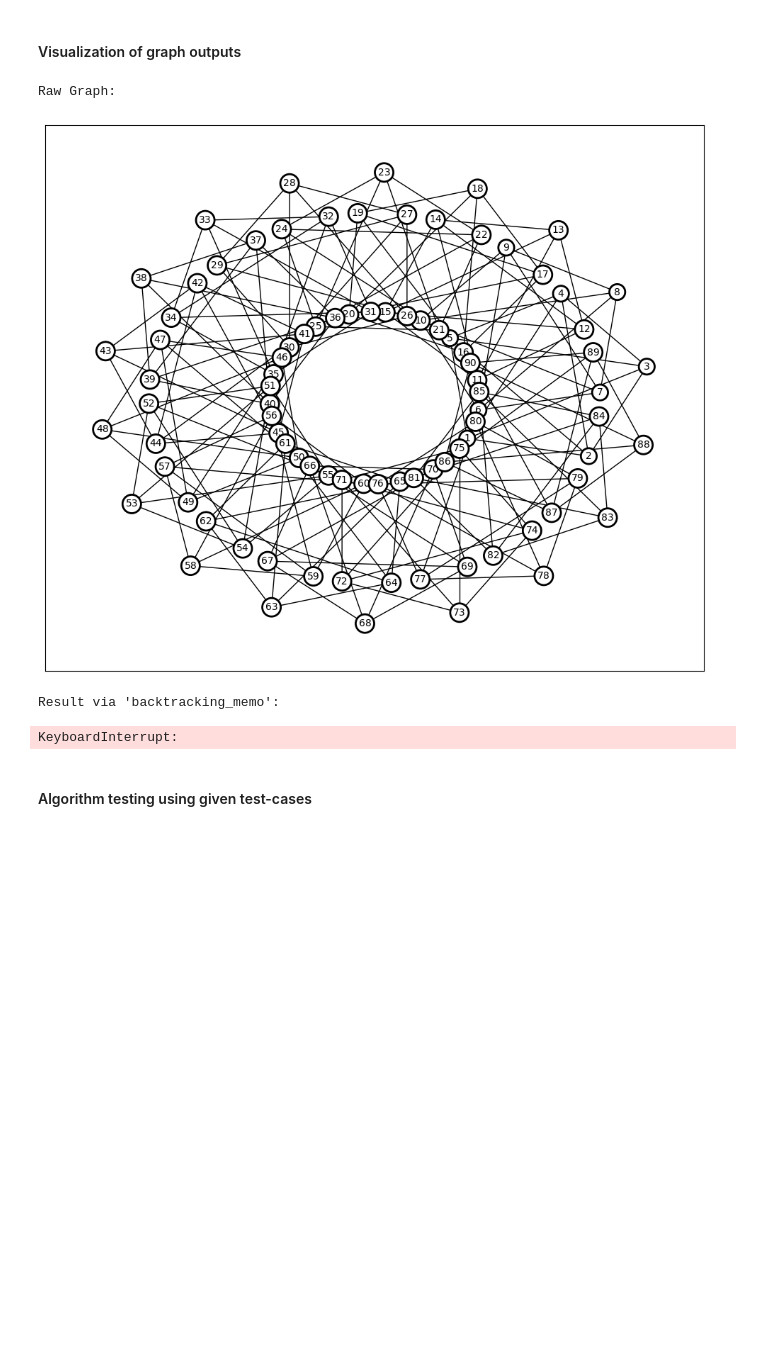
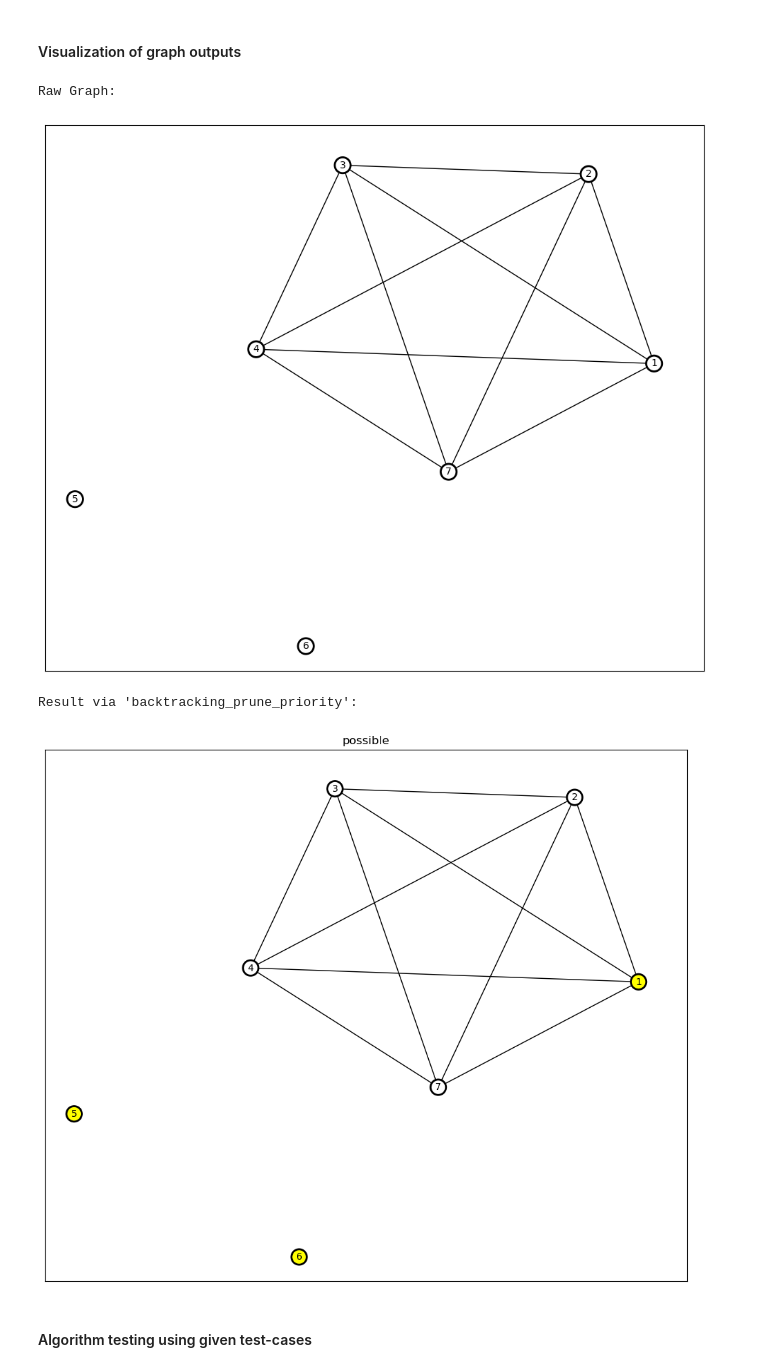
Before and after one commit to mikolajhilgert/jads-alg-project, a Jupyter notebook: DSA.ipynb, the cells around one changed output. Cells and saved outputs as stored; diff of their text form; code cells hidden in the pictures; blank space fills up the shorter version.

Commit message:
move from adj matrix to adj lists

```diff
--- a/DSA.ipynb
+++ b/DSA.ipynb
@@ -11,10 +11,10 @@ import matplotlib.pyplot as plt
 import itertools
 
 class Graph:
-    """ Graph is composed of Adjacency matrix and the target number of bins.
+    """ Graph is composed of Adjacency lists and the target number of bins.
     Two bins should not be placed adjacent to each other."""
 
-    __slots__ = ["n", "m", "k", "adjacency_matrix", "degrees", "neighbors"]
+    __slots__ = ["n", "m", "k", "adjacency_list"]
 
     def __init__(self, n, m, k) -> None:
         '''Initialise empty graph
@@ -26,10 +26,7 @@ class Graph:
         self.n = n
         self.m = m
         self.k = k
-        self.adjacency_matrix = [[False] * n for _ in range(n)]
-        self.neighbors = {}
-        self.degrees = {}
-
+        self.adjacency_list = {i: set() for i in range(n)}
 
     @classmethod
     def from_file(cls, file_path) -> None:
@@ -49,20 +46,16 @@ class Graph:
                 u, v = map(int, edge.split())
                 graph.add_edge(u-1, v-1)
 
-            # dict of every vertex and a set of its neighbors
-            graph.neighbors = {x : {y for y in range(n) if graph.adjacency_matrix[x][y] == 1} for x in range(n)}
-            # compute the degree of every vertex in the graph
-            graph.degrees = {x : len(graph.neighbors[x]) for x in range(n)}
         return graph
 
     def add_edge(self, u, v) -> None:
-        '''Adds an edge between vertex u and vertex v on the adjacency matrix
+        '''Adds an edge between vertex u and vertex v on the adjacency list
 
         :param int u: Vertex 1 index
         :param int v: Vertex 2 index
         '''
-        self.adjacency_matrix[u][v] = True
-        self.adjacency_matrix[v][u] = True
+        self.adjacency_list[u].add(v)
+        self.adjacency_list[v].add(u)
 
 
     def draw_graph(self, nodes_to_highlight = None) -> None:
@@ -70,9 +63,19 @@ class Graph:
 
         :param list nodes_to_highlight: List that represents nodes in independent set
         '''
+        def adjacency_list_to_matrix(adjacency_list):
+            adjacency_matrix = [[False] * self.n for _ in range(self.n)]
+
+            for vertex, neighbors in adjacency_list.items():
+                for neighbor in neighbors:
+                    adjacency_matrix[vertex][neighbor] = 1
+                    adjacency_matrix[neighbor][vertex] = 1
+
+            # return adj matrix as numpy array
+            return np.array(adjacency_matrix)
 
         # Create graph from adjacency matrix
-        G = nx.from_numpy_matrix(np.array(self.adjacency_matrix))
+        G = nx.from_numpy_matrix(adjacency_list_to_matrix(self.adjacency_list))
 
         # Set node position using the Fruchterman-Reingold layout
         pos = nx.kamada_kawai_layout(G)
@@ -254,23 +243,20 @@ def backtracking(graph):
 # %%
+
 def backtracking_prune_priority(graph):
     k = graph.k
     n = graph.n
-
-    # Sort vertices by their degrees (ascending order)
-    sorted_vertices = sorted(range(n), key=lambda v: graph.degrees[v])
+    sorted_vertices = sorted(range(n), key=lambda v: len(graph.adjacency_list[v]))
 
     def backtrack(start_index, current_set):
         if len(current_set) == k:
             return True
 
-        # pruning: check if there are enough vertices left to reach the target size k
         if n - start_index < k - len(current_set):
             return False
 
-        # recursive case: Add vertices to the candidate set
         for index in range(start_index, n):
             vertex = sorted_vertices[index]
-            if not graph.neighbors[vertex] & current_set:
+            if not graph.adjacency_list[vertex] & current_set:
                 current_set.add(vertex)
                 if backtrack(index + 1, current_set):
                     return True
@@ -285,16 +271,16 @@ def backtracking_prune_priority(graph):
 # %% [markdown]
 #### Visualization of graph outputs
 # %%
-graph = Graph.from_file('samples/big_6.in')
+graph = Graph.from_file('samples/small_1.in')
 
 print("Raw Graph:")
 graph.draw_graph()
 graph.validate_and_show_bins(backtracking_prune_priority)
 # %% [output]
 Raw Graph:
-[figure, old version]
+[figure, new version]
-Result via 'backtracking_memo':
+Result via 'backtracking_prune_priority':
-KeyboardInterrupt:
+[figure, added]
 # %% [markdown]
 #### Algorithm testing using given test-cases
 # %%
```
Also changed, not shown: parts of 5 cells of this notebook.
